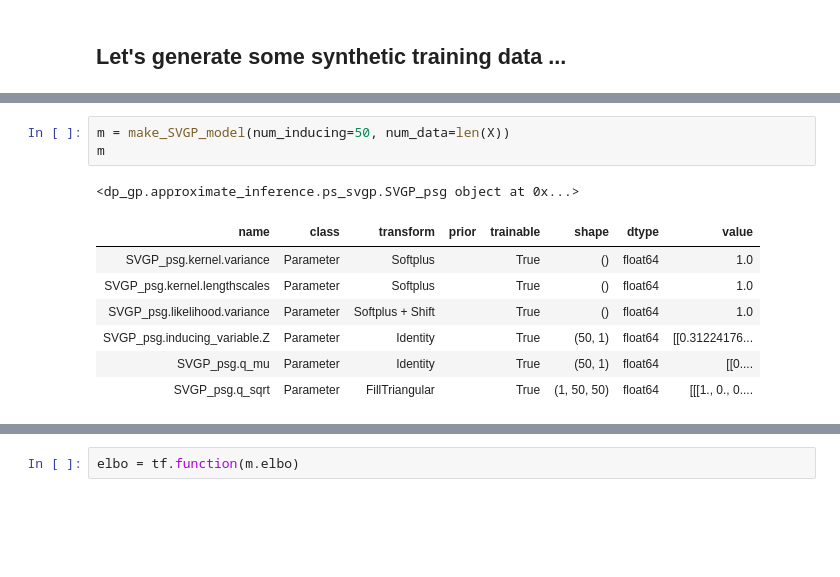
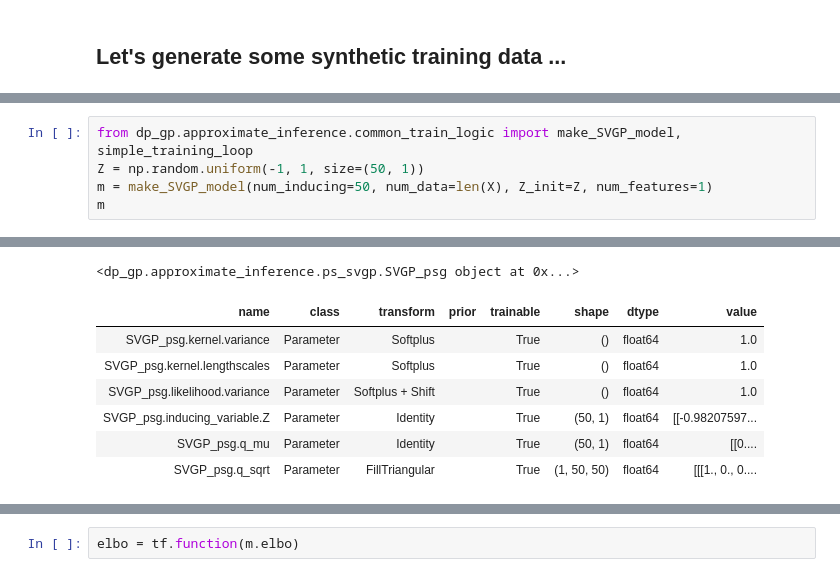
Before and after one commit to moritzknolle/learning_private_functions, a Jupyter notebook: dp_svfe.ipynb, the cells around one changed output, grey strips where cells are left out. Cells and saved outputs as stored; diff of their text form; blank space fills up the shorter version.

```diff
--- a/dp_svfe.ipynb
+++ b/dp_svfe.ipynb
@@ -77,12 +66,6 @@ Skipping registering GPU devices...
-# %%
-m = make_SVGP_model(num_inducing=50, num_data=len(X))
-m
-# %% [output]
-<dp_gp.approximate_inference.ps_svgp.SVGP_psg object at 0x...>
-| name | class | transform | prior | trainable | shape | dtype | value |
-| SVGP_psg.kernel.variance | Parameter | Softplus |  | True | () | float64 | 1.0 |
-| SVGP_psg.kernel.lengthscales | Parameter | Softplus |  | True | () | float64 | 1.0 |
-| SVGP_psg.likelihood.variance | Parameter | Softplus + Shift |  | True | () | float64 | 1.0 |
-| SVGP_psg.inducing_variable.Z | Parameter | Identity |  | True | (50, 1) | float64 | [[0.31224176... |
-| SVGP_psg.q_mu | Parameter | Identity |  | True | (50, 1) | float64 | [[0.... |
-| SVGP_psg.q_sqrt | Parameter | FillTriangular |  | True | (1, 50, 50) | float64 | [[[1., 0., 0.... |
+# %%
+from dp_gp.approximate_inference.common_train_logic import make_SVGP_model, simple_training_loop
+Z = np.random.uniform(-1, 1, size=(50, 1))
+m = make_SVGP_model(num_inducing=50, num_data=len(X), Z_init=Z, num_features=1)
+m
+# %% [output]
@@ -88,0 +74,8 @@ m
+<dp_gp.approximate_inference.ps_svgp.SVGP_psg object at 0x...>
+| name | class | transform | prior | trainable | shape | dtype | value |
+| SVGP_psg.kernel.variance | Parameter | Softplus |  | True | () | float64 | 1.0 |
+| SVGP_psg.kernel.lengthscales | Parameter | Softplus |  | True | () | float64 | 1.0 |
+| SVGP_psg.likelihood.variance | Parameter | Softplus + Shift |  | True | () | float64 | 1.0 |
+| SVGP_psg.inducing_variable.Z | Parameter | Identity |  | True | (50, 1) | float64 | [[-0.98207597... |
+| SVGP_psg.q_mu | Parameter | Identity |  | True | (50, 1) | float64 | [[0.... |
+| SVGP_psg.q_sqrt | Parameter | FillTriangular |  | True | (1, 50, 50) | float64 | [[[1., 0., 0.... |
```
Also changed, not shown: parts of 13 cells of this notebook, 1 other file.
